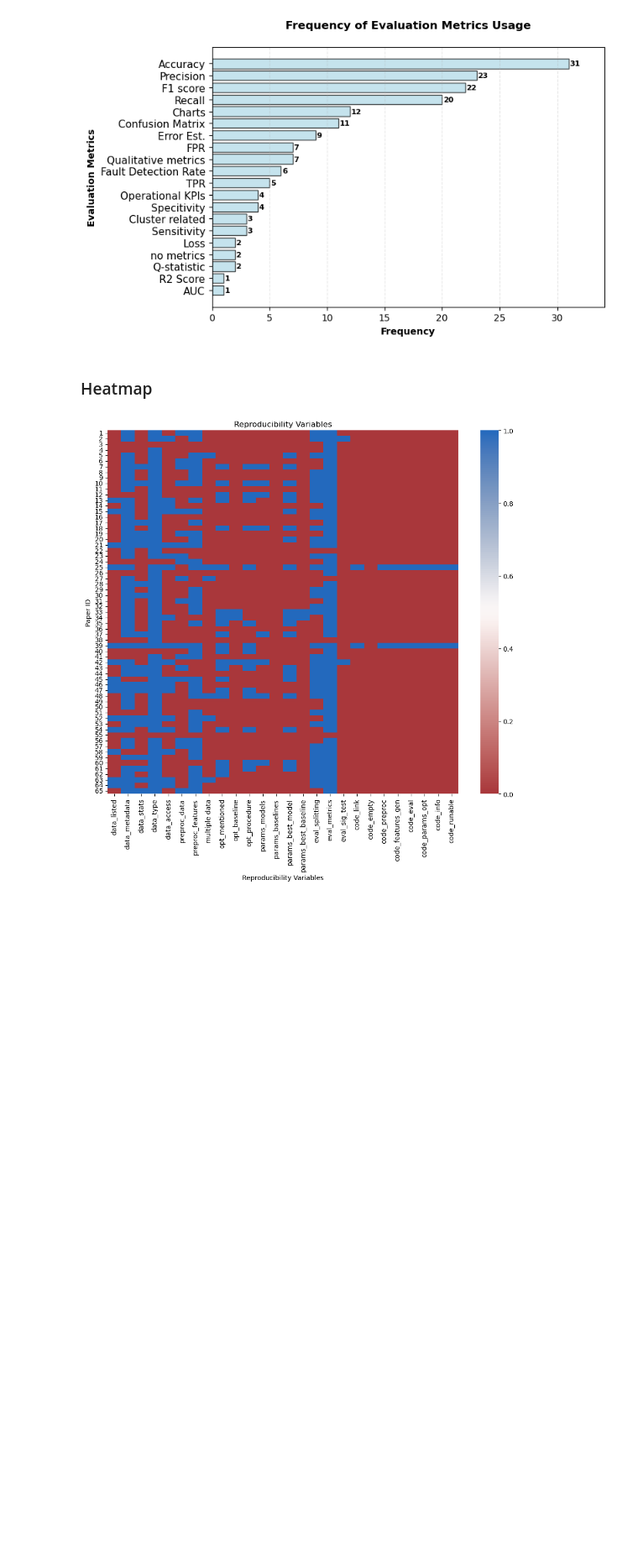
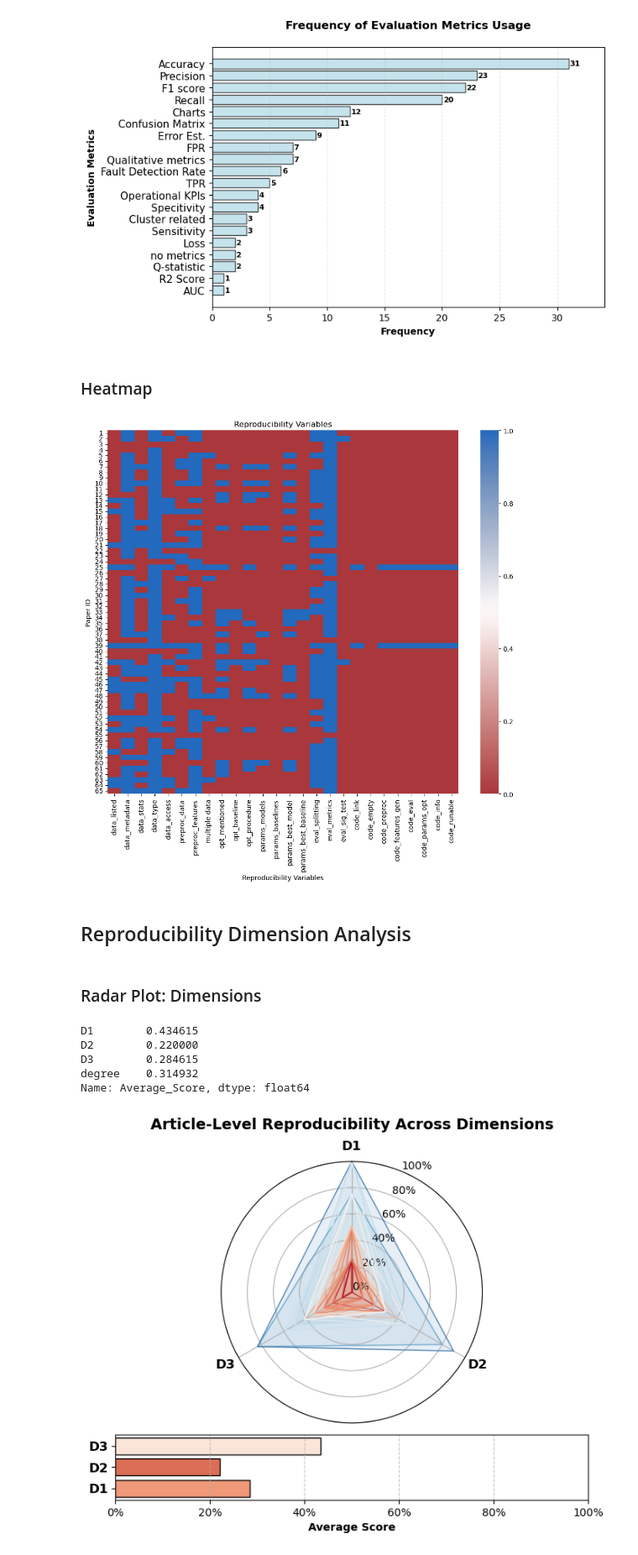
Before and after one commit to michad1111/reproducibility-analysis-ml-based-fdd-hvac, a Jupyter notebook: notebooks/3_plots_for_paper.ipynb, the cells around one changed output. Shown: that part at 84% size. Saved outputs shown, nothing was run; the diff lists cells and outputs as text; code cells hidden in the pictures; blank space fills up the shorter version.

```diff
--- a/notebooks/3_plots_for_paper.ipynb
+++ b/notebooks/3_plots_for_paper.ipynb
@@ -59,3 +62,6 @@ data_numeric.head(5)
 | 4 | https://doi.org/10.1109/AIKIIE600... | 10.1109/AIKIIE60097.2023.10390401 | MB+ML | IEEE | 2023.0 | 0 | 0 | 0 | ... |
 | 5 | https://doi.org/10.1109/ICICT5590... | 10.1109/ICICT55905.2022.00043 | MB+ML+KB | IEEE | 2022.0 | 0 | 1 | 0 | ... |
 5 rows × 31 columns
+# %%
+score_dimension = pd.read_csv(f'{data_path}score_dimension.csv', index_col=0)
+score_dimension.head(5)
@@ -338,3 +352,78 @@ gen_graph_metrics_frequency_plot(data_categoric, path_out=f'{fig_path}metrics_fr
 gen_heatmap(data_numeric.drop(columns=["DOI", "DOI_short", "Methodology", "Publisher", "Year"]), title='Reproducibility Variables', xlabel='Reproducibility Variables', save='../results/heatmap_variables.pdf')
 # %% [output]
 [figure]
+# %% [markdown]
+## Reproducibility Dimension Analysis
+# %% [markdown]
+### Radar Plot: Dimensions
+# %%
+# Calcualte the Average Score
+scores_dimension_average = score_dimension.mean(axis=0).rename('Average_Score')
+scores_dimension_average
+# %% [output]
+D1        0.434615
+D2        0.220000
+D3        0.284615
+degree    0.314932
+Name: Average_Score, dtype: float64
+# %%
+cmap = plt.cm.RdBu
+
+categories = ['D1', 'D2', 'D3'] #data for radar plot
+num_vars = len(categories)
+angles = [n / float(num_vars) * 2 * math.pi for n in range(num_vars)]
+angles += angles[:1]  # complete the loop
+
+fig, axs = plt.subplots(2, 1, figsize=(7, 6), gridspec_kw={'height_ratios': [2, 0.5]})
+axs[0].axis("off")
+radar_ax = fig.add_subplot(211, polar=True)
+radar_ax.set_theta_offset(math.pi / 2)
+
+radar_ax.set_theta_direction(-1)
+radar_ax.set_xticks(angles[:-1])
+radar_ax.set_xticklabels(categories, fontsize=12, fontweight='bold')
+radar_ax.set_yticks(np.linspace(0, 1, 6))
+
+
+radar_ax.set_yticklabels(['0%', '20%', '40%', '60%', '80%', '100%'], fontsize=10)
+radar_ax.set_ylim(0, 1)
+
+for _, row in score_dimension[['D1', 'D2', 'D3']].iterrows():
+    values = row.tolist()
+    values += values[:1]
+
+    # Calculate average score for this article to determine color
+    avg_score = np.mean(row.tolist())
+    color = cmap(avg_score)
+
+    radar_ax.plot(angles, values, color=color, linewidth=1, alpha=0.7)
+    radar_ax.fill(angles, values, color=color, alpha=0.1)
+
+radar_ax.set_title("Article-Level Reproducibility Across Dimensions", fontsize=14, fontweight='bold', y=1.1)
+#horizontal bar chart
+bar_ax = axs[1]
+
+#scores to 0-1 range for color mapping
+scores_normalized = scores_dimension_average[['D3', 'D2', 'D1']]
+colors = [cmap(score) for score in scores_normalized]
+
+bars = bar_ax.barh(
+    scores_dimension_average[['D3', 'D2', 'D1']].index,
+    scores_dimension_average[['D3', 'D2', 'D1']].values * 100,
+    color=colors,
+    edgecolor='black'
+)
+
+bar_ax.set_xlim(0, 100)
+bar_ax.set_xticks(np.arange(0, 101, 20))
+bar_ax.set_xticklabels(['0%', '20%', '40%', '60%', '80%', '100%'])
+bar_ax.set_xlabel('Average Score', fontsize=10, fontweight='bold')
+bar_ax.set_yticklabels(scores_dimension_average.index, fontsize=12, fontweight='bold')
+bar_ax.grid(axis='x', linestyle='--', alpha=0.7)
+
+plt.tight_layout(rect=[0, 0, 1, 0.95])
+if save_figs:
+    plt.savefig(f'{fig_path}spider_web_dimensions.pdf', format='pdf', bbox_inches='tight')
+plt.show()
+# %% [output]
+[figure, added]
```
Also changed, not shown: parts of 6 cells of this notebook, 13 other files.
